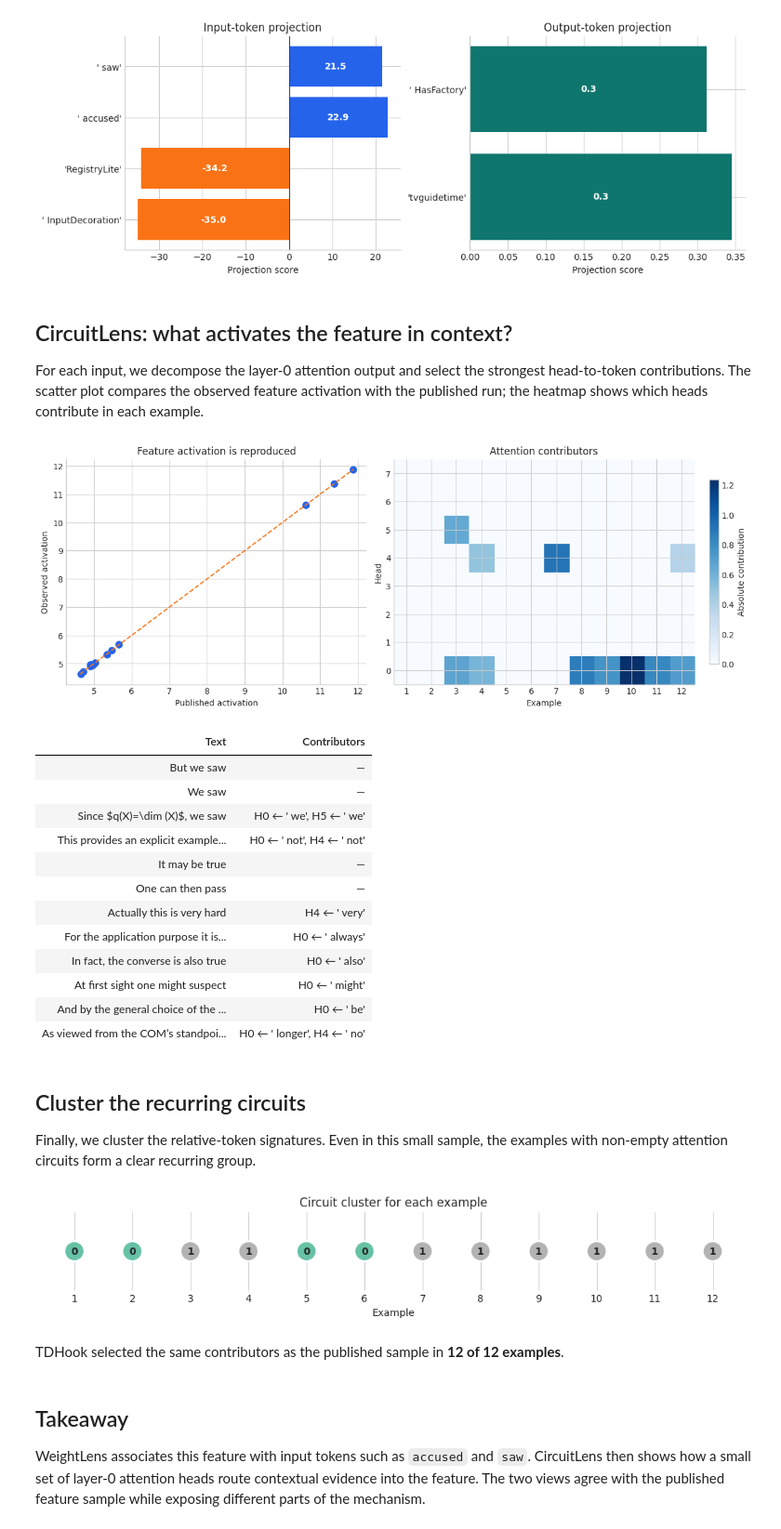
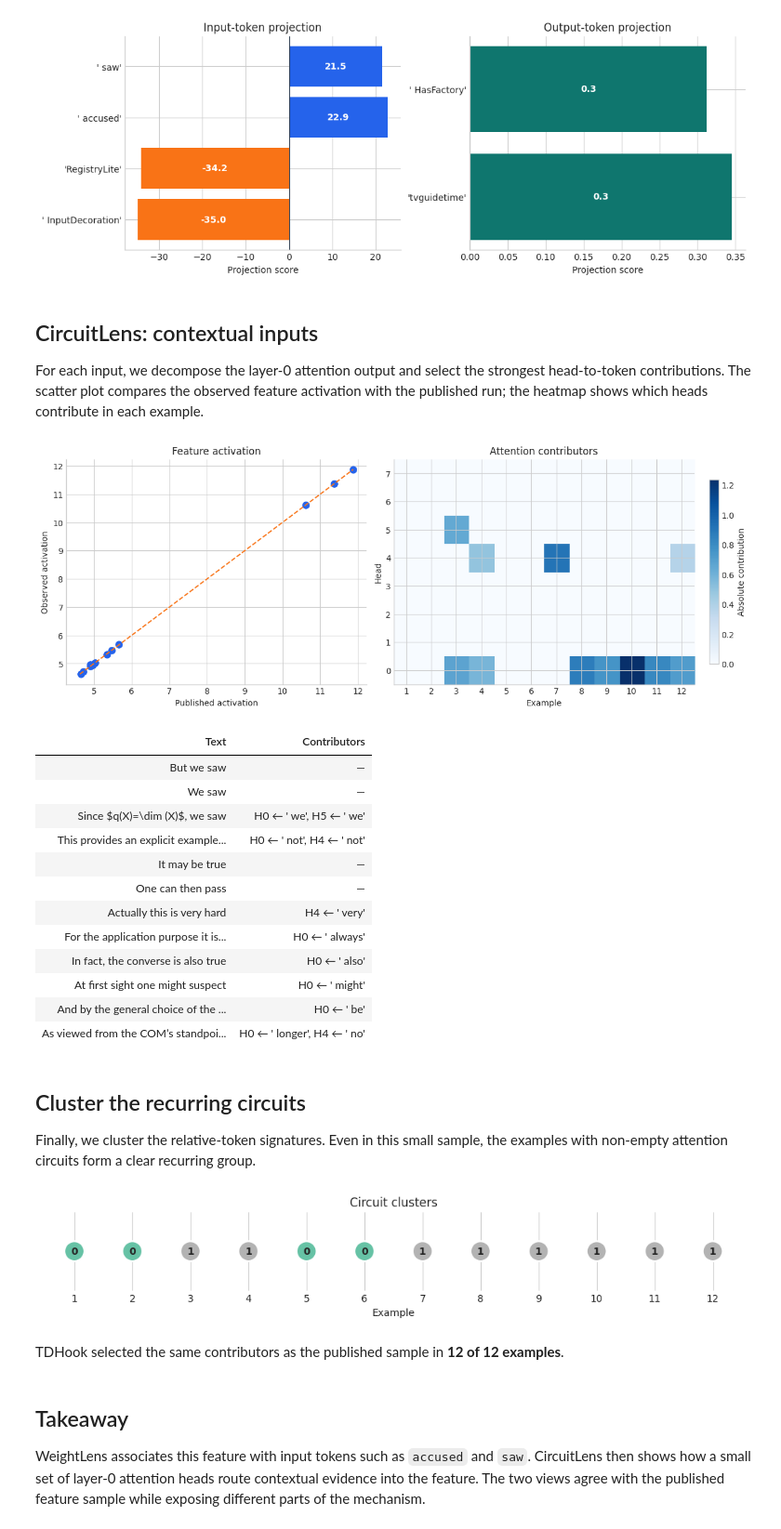
Before and after one commit to Xmaster6y/tdhook, a Jupyter notebook: docs/source/notebooks/tutorials/weight-circuit-research-reproduction.ipynb, the cells around one changed output. Shown at 93% size. Saved outputs shown, nothing was run; the diff lists cells and outputs as text; code cells hidden in the pictures.

```diff
--- a/docs/source/notebooks/tutorials/weight-circuit-research-reproduction.ipynb
+++ b/docs/source/notebooks/tutorials/weight-circuit-research-reproduction.ipynb
@@ -144,7 +144,7 @@ with plt.style.context("seaborn-v0_8-whitegrid"):
 # %% [output]
 [figure]
 # %% [markdown]
-## CircuitLens: what activates the feature in context?
+## CircuitLens: contextual inputs
 
 For each input, we decompose the layer-0 attention output and select the strongest head-to-token contributions. The scatter plot compares the observed feature activation with the published run; the heatmap shows which heads contribute in each example.
 # %%
@@ -221,7 +221,7 @@ with plt.style.context("seaborn-v0_8-whitegrid"):
     limits = [min(published_activations + observed_activations), max(published_activations + observed_activations)]
     axes[0].plot(limits, limits, linestyle="--", color="#f97316")
     axes[0].set(
-        title="Feature activation is reproduced",
+        title="Feature activation",
         xlabel="Published activation",
         ylabel="Observed activation",
     )
@@ -236,7 +236,7 @@ with plt.style.context("seaborn-v0_8-whitegrid"):
 
 display(pd.DataFrame(example_rows).style.hide(axis="index"))
 # %% [output]
-[figure, old version]
+[figure, new version]
 | Text | Contributors |
 | But we saw | — |
 | We saw | — |
@@ -261,35 +261,35 @@ clusters = cluster_circuit_artifacts(
     min_abs_score=0.0,
     eps=0.8,
     min_samples=2,
 )
 
 with plt.style.context("seaborn-v0_8-whitegrid"):
     figure, axis = plt.subplots(figsize=(10, 1.8), constrained_layout=True)
     axis.scatter(
         range(1, len(clusters.labels) + 1),
         np.zeros(len(clusters.labels)),
         c=clusters.labels,
         cmap="Set2",
         s=420,
         edgecolor="white",
         linewidth=2,
     )
     for index, label in enumerate(clusters.labels, start=1):
         axis.text(index, 0, str(label), ha="center", va="center", fontweight="bold")
-    axis.set(title="Circuit cluster for each example", xlabel="Example")
+    axis.set(title="Circuit clusters", xlabel="Example")
     axis.set_xticks(range(1, len(clusters.labels) + 1))
     axis.set_yticks([])
     axis.spines[:].set_visible(False)
     plt.show()
 
 display(
     Markdown(
         f"TDHook selected the same contributors as the published sample in "
         f"**{sum(set((item.head_index, item.source_token) for item in artifact.attention) == set((entry['head'], entry['source_token']) for entry in sample['attention']) for artifact, sample in zip(circuit_artifacts, reference['samples']))} of 12 examples**."
     )
 )
 # %% [output]
-[figure, old version]
+[figure, new version]
 TDHook selected the same contributors as the published sample in **12 of 12 examples**.
 # %% [markdown]
 ## Takeaway
```
Also changed, not shown: parts of 2 cells of this notebook, 3 other files.
